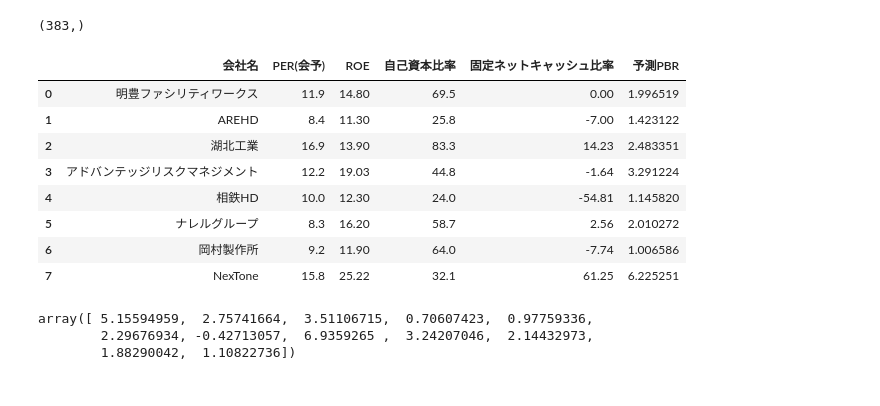
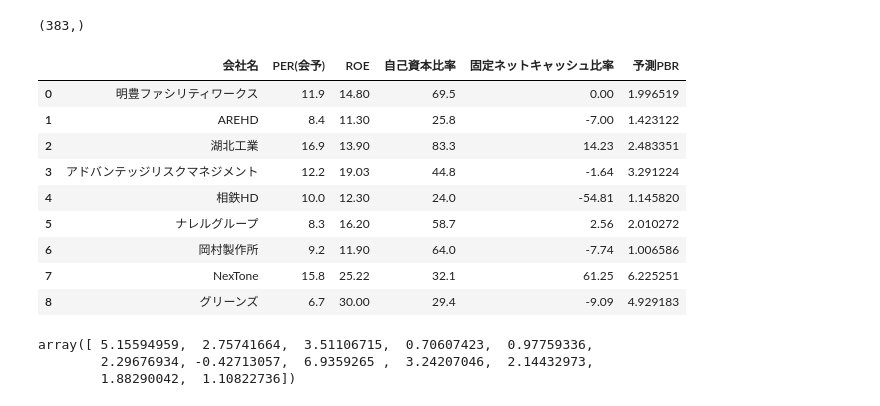
Before and after one commit to yoshi-fund/Predict-PBR, a Jupyter notebook: pbr/docu.ipynb, the cells around one changed output. Cells and saved outputs as stored; diff of their text form; code cells hidden in the pictures.

```diff
--- a/pbr/docu.ipynb
+++ b/pbr/docu.ipynb
@@ -662,7 +662,7 @@ import numpy as np
 
 # 会社名
 company_names = ['明豊ファシリティワークス', 'AREHD', '湖北工業', 'アドバンテッジリスクマネジメント', '相鉄HD',
-                 'ナレルグループ', '岡村製作所', 'NexTone',]
+                 'ナレルグループ', '岡村製作所', 'NexTone', 'グリーンズ']
 
 # 特徴量データ 予想PER, ROE, 自己資本比率, 固定ネットキャッシュ比率,)
 X_new = np.array([
@@ -674,38 +674,40 @@ X_new = np.array([
     [8.3, 16.2, 58.7, 2.56],    # ナレルグループ
     [9.2, 11.9, 64, -7.74], # 岡村製作所
     [15.8, 25.22, 32.1, 61.25], # NexTone
+    [6.7, 30, 29.4, -9.09], # グリーンズ
 #    [12.04, 9.08, 19.6, ], # 三菱UFJ
 ])
 
 # 特徴量名 (4つに合わせる)
 feature_names = list(X.columns)
 
 # 標準化 (既存のsc = StandardScalerを使う)
 X_new_sc = sc.transform(X_new)
 
 # PBR予測
 lr_pred = lr.predict(X_new_sc)
 
 # データフレーム化
 result_df = pd.DataFrame(X_new, columns=feature_names)
 result_df['会社名'] = company_names
 result_df['予測PBR'] = lr_pred
 
 # 列の順序を並べ替え（会社名を先頭）
 result_df = result_df[['会社名'] + feature_names + ['予測PBR']]
 
 # 表示
 result_df
 # %% [output]
 |  | 会社名 | PER(会予) | ROE | 自己資本比率 | 固定ネットキャッシュ比率 | 予測PBR |
 | 0 | 明豊ファシリティワークス | 11.9 | 14.80 | 69.5 | 0.00 | 1.996519 |
 | 1 | AREHD | 8.4 | 11.30 | 25.8 | -7.00 | 1.423122 |
 | 2 | 湖北工業 | 16.9 | 13.90 | 83.3 | 14.23 | 2.483351 |
 | 3 | アドバンテッジリスクマネジメント | 12.2 | 19.03 | 44.8 | -1.64 | 3.291224 |
 | 4 | 相鉄HD | 10.0 | 12.30 | 24.0 | -54.81 | 1.145820 |
 | 5 | ナレルグループ | 8.3 | 16.20 | 58.7 | 2.56 | 2.010272 |
 | 6 | 岡村製作所 | 9.2 | 11.90 | 64.0 | -7.74 | 1.006586 |
 | 7 | NexTone | 15.8 | 25.22 | 32.1 | 61.25 | 6.225251 |
+| 8 | グリーンズ | 6.7 | 30.00 | 29.4 | -9.09 | 4.929183 |
 # %%
 # 特徴量データ (PER(会予), ROE, 自己資本比率, 固定ネットキャッシュ比率)
 
```
Also changed, not shown: parts of 6 cells of this notebook, 1 other file.
